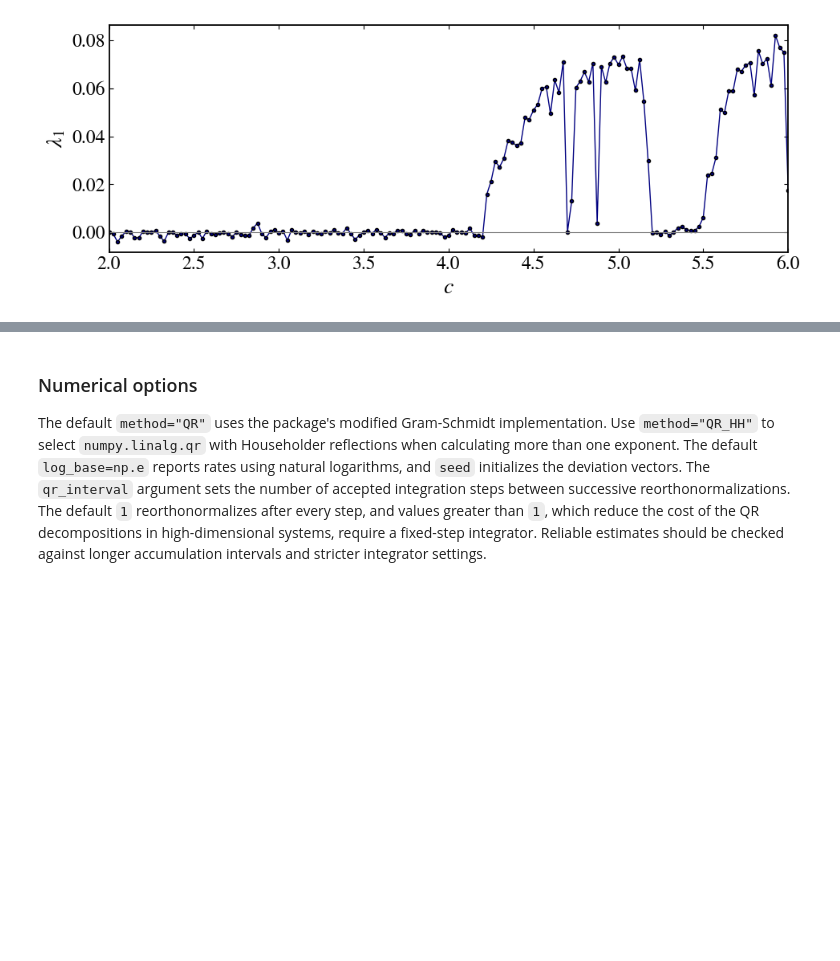
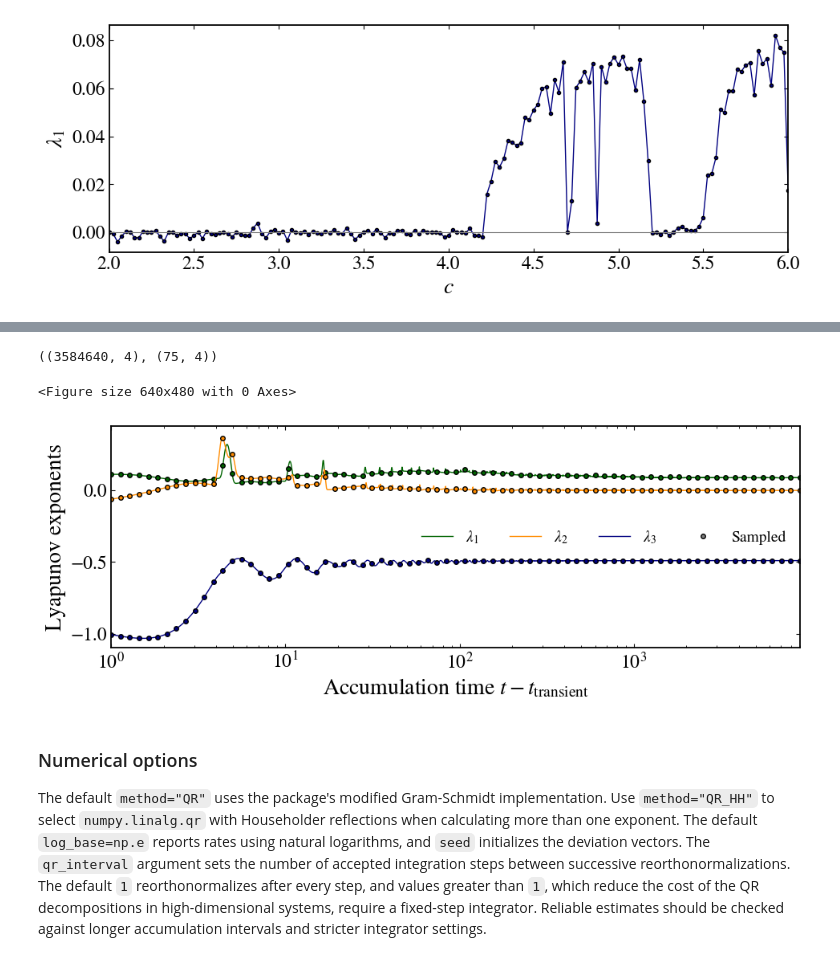
Before and after one commit to mrolims/pynamicalsys, a Jupyter notebook: docs/source/_static/continuous_dynamical_system_tutorial.ipynb, the cells around one changed output, grey strips where cells are left out. Drawn from its saved outputs; the diff is of its cells as text; code cells hidden in the pictures; blank space fills up the shorter version.

Commit message:
docs: add sample_times example to the continuous lyapunov docs

```diff
--- a/docs/source/_static/continuous_dynamical_system_tutorial.ipynb
+++ b/docs/source/_static/continuous_dynamical_system_tutorial.ipynb
@@ -559,3 +565,52 @@ plt.savefig(
+# %%
+sample_times = transient_time + np.geomspace(1.0, total_time - transient_time, 75)
+
+sampled_history = system.lyapunov(
+    initial_state,
+    total_time,
+    transient_time=transient_time,
+    num_exponents=3,
+    return_history=True,
+    sample_times=sample_times,
+)
+lyapunov_history.shape, sampled_history.shape
+# %% [output]
+((3584640, 4), (75, 4))
+# %%
+ps = PlotStyler()
+ps.apply_style()
+fig, ax = plt.subplots(figsize=(10, 4))
+for index, color in enumerate(colors):
+    ax.plot(
+        lyapunov_history[:, 0] - transient_time,
+        rescale[index] * lyapunov_history[:, index + 1],
+        color=color,
+        label=rf"$\lambda_{index + 1}$",
+    )
+    ax.plot(
+        sampled_history[:, 0] - transient_time,
+        rescale[index] * sampled_history[:, index + 1],
+        "o",
+        color=color,
+        markersize=4,
+    )
+ax.plot([], [], "o", color="gray", markersize=4, label="Sampled")
+
+ax.set_xscale("log")
+ax.set_xlabel("Accumulation time $t - t_{\mathrm{transient}}$")
+ax.set_ylabel("Lyapunov exponents")
+ax.set_xlim(1.0, total_time - transient_time)
+ax.set_ylim(-1.1, 0.45)
+ax.legend(loc="center right", ncols=4, frameon=False)
+fig.tight_layout()
+plt.savefig(
+    f"{path_figures}/continuous_rossler_lyapunov_sampled.png",
+    dpi=400,
+    bbox_inches="tight",
+)
+# %% [output]
+<Figure size 640x480 with 0 Axes>
+[figure, added]
 # %% [markdown]
 ### Numerical options
 
```
Also changed, not shown: parts of 2 cells of this notebook, 3 other files.
